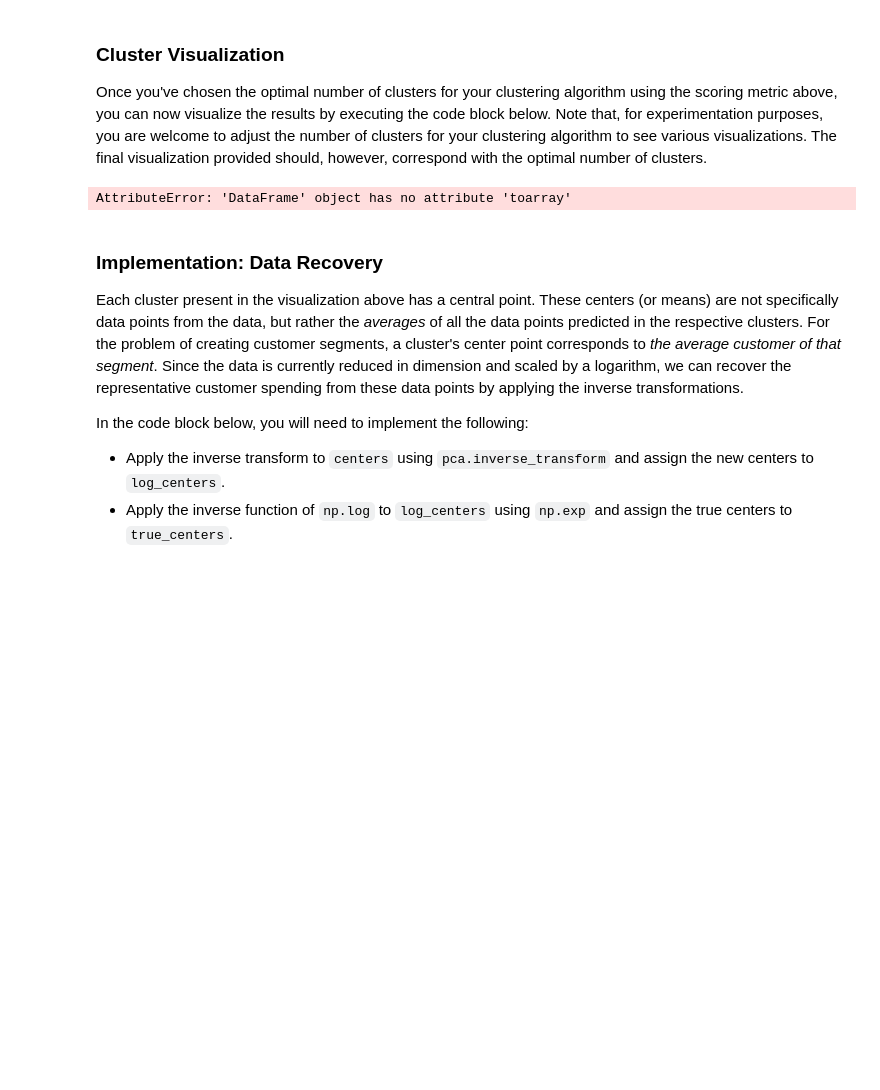
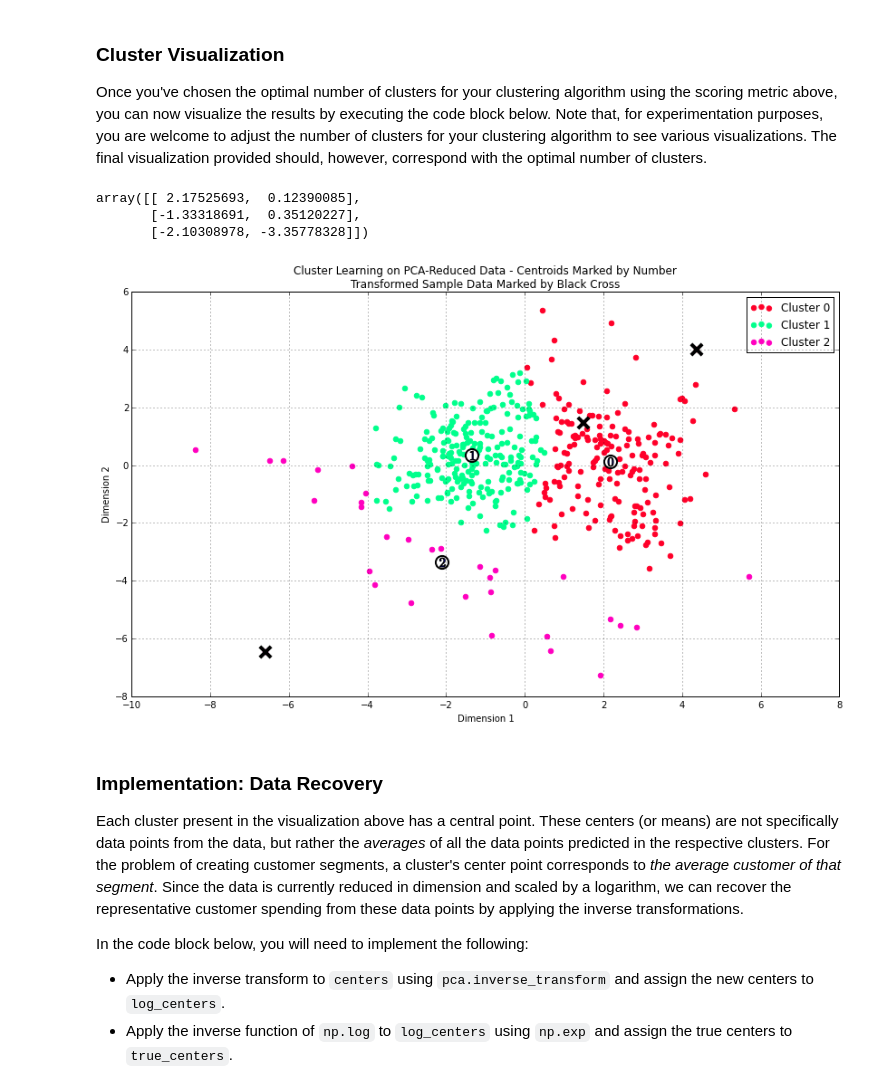
Before and after one commit to richardsun-voyager/MachineLearningNanodegreeProjects, a Jupyter notebook: creating_customer_segments/customer_segments.ipynb, the cells around one changed output. Cells and saved outputs as stored; diff of their text form; code cells hidden in the pictures; blank space fills up the shorter version.

```diff
--- a/creating_customer_segments/customer_segments.ipynb
+++ b/creating_customer_segments/customer_segments.ipynb
@@ -495,16 +495,22 @@ I have tried cluster numbers ranging from 2 to 9, the silhouette score fluctuate
 # %% [markdown]
 ### Cluster Visualization
 Once you've chosen the optimal number of clusters for your clustering algorithm using the scoring metric above, you can now visualize the results by executing the code block below. Note that, for experimentation purposes, you are welcome to adjust the number of clusters for your clustering algorithm to see various visualizations. The final visualization provided should, however, correspond with the optimal number of clusters.
+# %%
+centers.get_values()
+# %% [output]
+array([[ 2.17525693,  0.12390085],
+       [-1.33318691,  0.35120227],
+       [-2.10308978, -3.35778328]])
 # %%
 GMM = mixture.GMM(n_components = 3,random_state=1)
 clusterer = GMM.fit(reduced_data)
 preds = GMM.predict(reduced_data)
-centers = reduced_data.groupby(preds).apply(np.mean,axis=0).toarray()
+centers = reduced_data.groupby(preds).apply(np.mean,axis=0).get_values()
 sample_preds = GMM.predict(pca_samples)
 # Display the results of the clustering from implementation
 rs.cluster_results(reduced_data, preds, centers, pca_samples)
 # %% [output]
-AttributeError: 'DataFrame' object has no attribute 'toarray'
+[figure, added]
 # %% [markdown]
 ### Implementation: Data Recovery
 Each cluster present in the visualization above has a central point. These centers (or means) are not specifically data points from the data, but rather the *averages* of all the data points predicted in the respective clusters. For the problem of creating customer segments, a cluster's center point corresponds to *the average customer of that segment*. Since the data is currently reduced in dimension and scaled by a logarithm, we can recover the representative customer spending from these data points by applying the inverse transformations.
```
Also changed, not shown: parts of 16 cells of this notebook, 1 other file.
